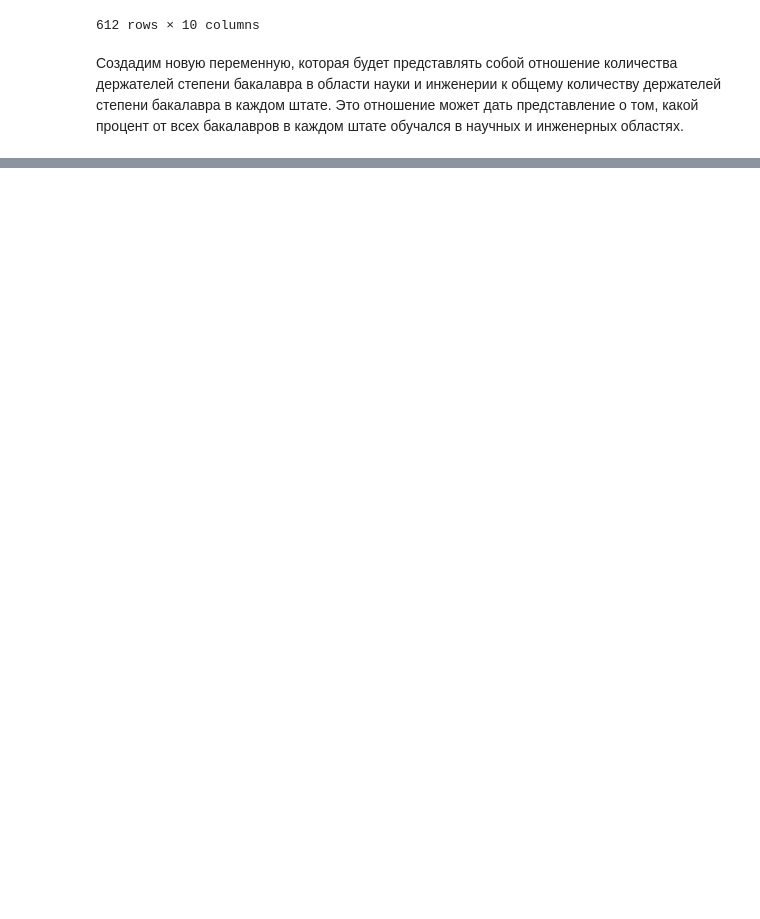
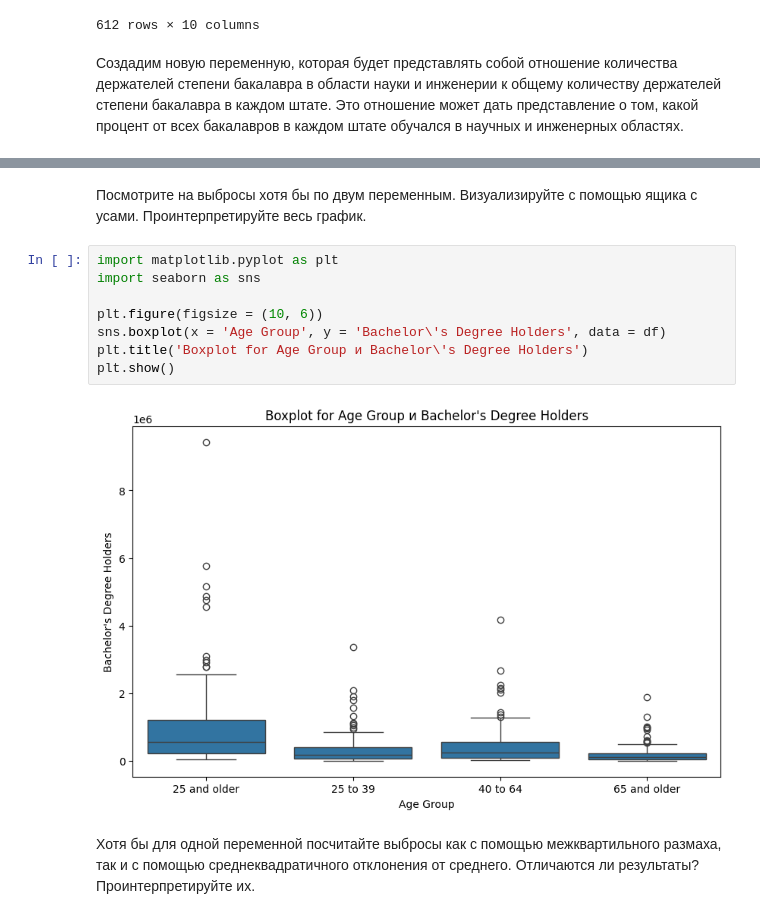
Before and after one commit to EvgenyBaulin/Data_Analysis_for_Sekerzhitskaya_Angelina_and_Kryanina_Varvara, a Jupyter notebook: Project/main.ipynb, the cells around one changed output, grey strips where cells are left out. Saved outputs shown, nothing was run; the diff lists cells and outputs as text; blank space fills up the shorter version.

```diff
--- a/Project/main.ipynb
+++ b/Project/main.ipynb
@@ -341,0 +380,14 @@ df
+# %% [markdown]
+Посмотрите на выбросы хотя бы по двум переменным. Визуализируйте с помощью ящика с усами. Проинтерпретируйте весь график.
+# %%
+import matplotlib.pyplot as plt
+import seaborn as sns
+
+plt.figure(figsize = (10, 6))
+sns.boxplot(x = 'Age Group', y = 'Bachelor\'s Degree Holders', data = df)
+plt.title('Boxplot for Age Group и Bachelor\'s Degree Holders')
+plt.show()
+# %% [output]
+[figure, added]
+# %% [markdown]
+Хотя бы для одной переменной посчитайте выбросы как с помощью межквартильного размаха, так и с помощью среднеквадратичного отклонения от среднего. Отличаются ли результаты? Проинтерпретируйте их.
```
Also changed, not shown: parts of 10 cells of this notebook, 8 other files.
